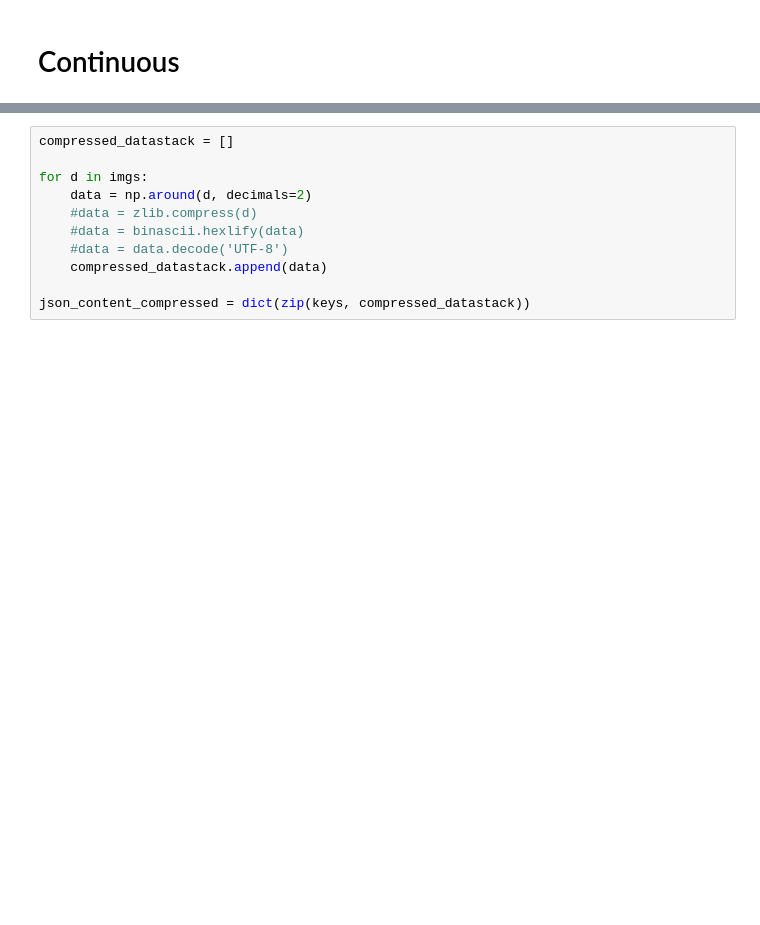
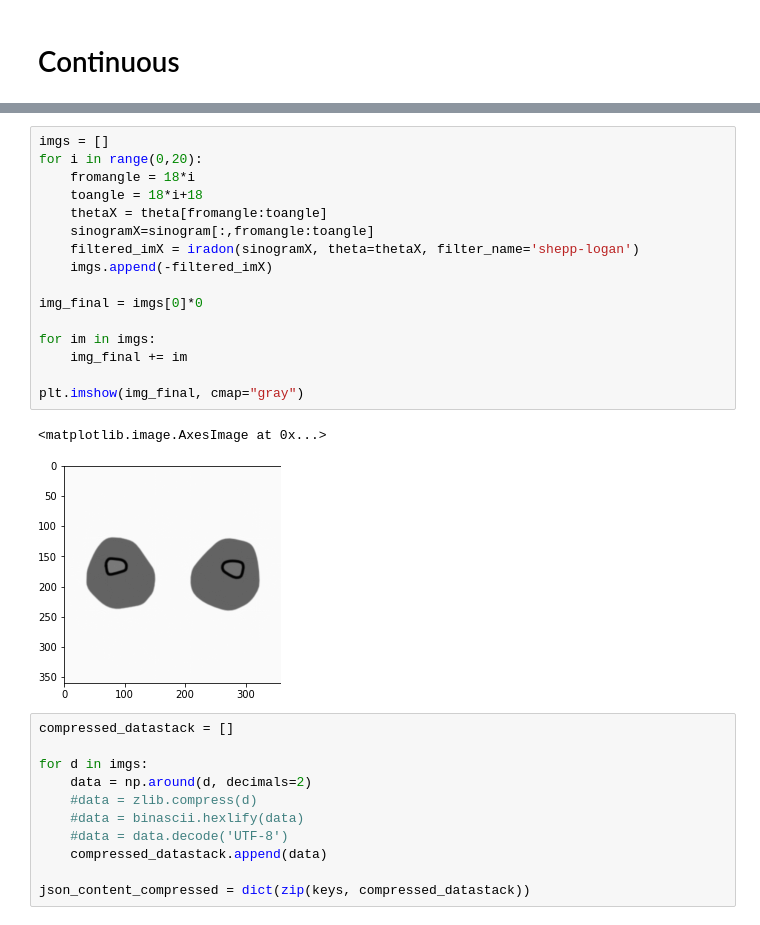
Before and after one commit to kolibril13/ct-scanner-webapp, a Jupyter notebook: notebooks_for_dev/Generate_pre_rendered_images_json.ipynb, the cells around one changed output, grey strips where cells are left out. Saved outputs shown, nothing was run; the diff lists cells and outputs as text; blank space fills up the shorter version.

```diff
--- a/notebooks_for_dev/Generate_pre_rendered_images_json.ipynb
+++ b/notebooks_for_dev/Generate_pre_rendered_images_json.ipynb
@@ -116,3 +124,22 @@ for i in range(0,20):
+# %%
+imgs = []
+for i in range(0,20):
+    fromangle = 18*i
+    toangle = 18*i+18
+    thetaX = theta[fromangle:toangle]
+    sinogramX=sinogram[:,fromangle:toangle]
+    filtered_imX = iradon(sinogramX, theta=thetaX, filter_name='shepp-logan')
+    imgs.append(-filtered_imX)
+
+img_final = imgs[0]*0
+
+for im in imgs:
+    img_final += im
+
+plt.imshow(img_final, cmap="gray")
+# %% [output]
+<matplotlib.image.AxesImage at 0x...>
+[figure, added]
 # %%
 compressed_datastack = []
 
```
Also changed, not shown: parts of 7 cells of this notebook, 3 other files.
